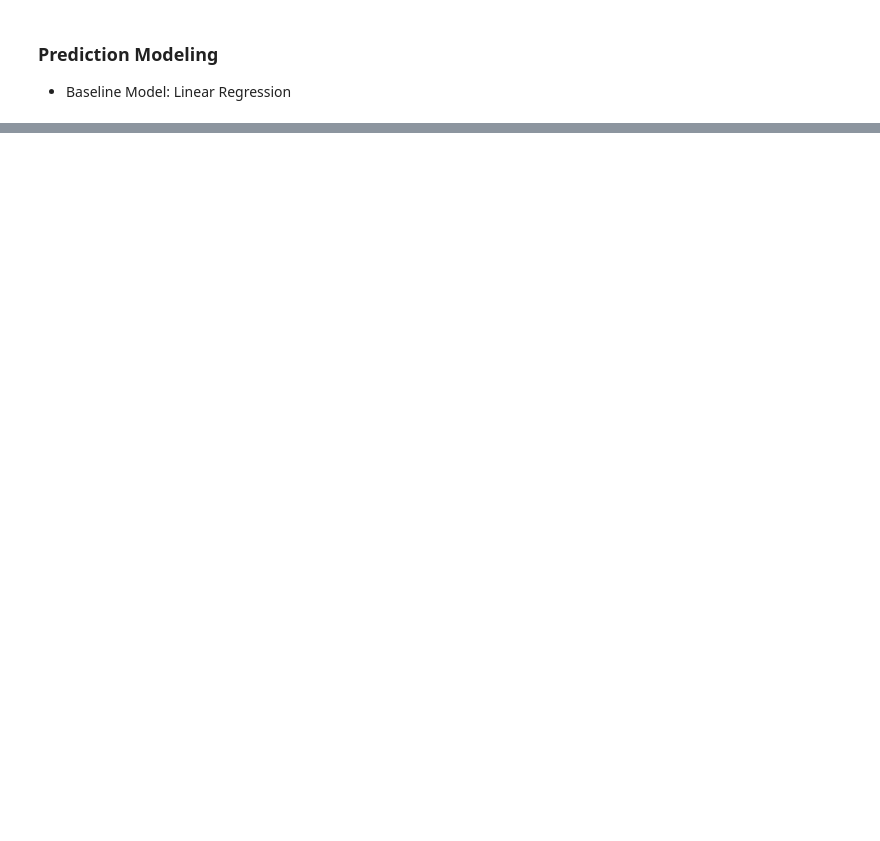
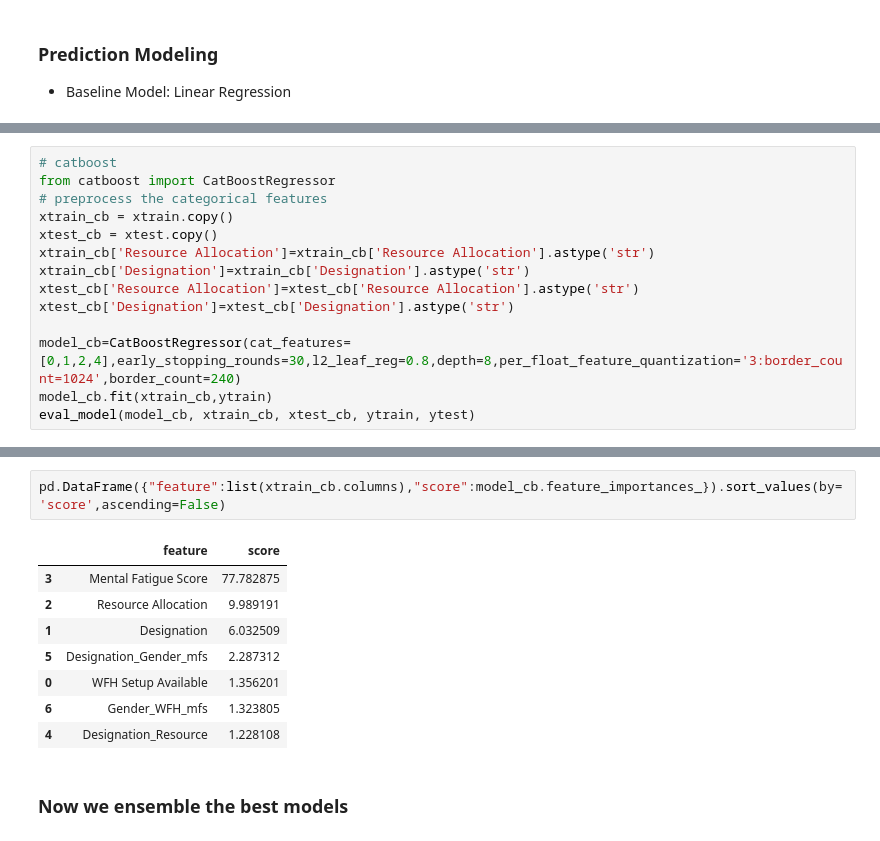
Before and after one commit to rpatel26/ECE229Group7, a Jupyter notebook: Employee Burnout Prediction.ipynb, the cells around one changed output, grey strips where cells are left out. Saved outputs shown, nothing was run; the diff lists cells and outputs as text; blank space fills up the shorter version.

```diff
--- a/Employee Burnout Prediction.ipynb
+++ b/Employee Burnout Prediction.ipynb
@@ -200,0 +266,14 @@ MSE score for test: 0.31%
+# %%
+# catboost
+from catboost import CatBoostRegressor
+# preprocess the categorical features
+xtrain_cb = xtrain.copy()
+xtest_cb = xtest.copy()
+xtrain_cb['Resource Allocation']=xtrain_cb['Resource Allocation'].astype('str')
+xtrain_cb['Designation']=xtrain_cb['Designation'].astype('str')
+xtest_cb['Resource Allocation']=xtest_cb['Resource Allocation'].astype('str')
+xtest_cb['Designation']=xtest_cb['Designation'].astype('str')
+
+model_cb=CatBoostRegressor(cat_features=[0,1,2,4],early_stopping_rounds=30,l2_leaf_reg=0.8,depth=8,per_float_feature_quantization='3:border_count=1024',border_count=240)
+model_cb.fit(xtrain_cb,ytrain)
+eval_model(model_cb, xtrain_cb, xtest_cb, ytrain, ytest)
@@ -200,0 +298,13 @@ MSE score for test: 0.31%
+# %%
+pd.DataFrame({"feature":list(xtrain_cb.columns),"score":model_cb.feature_importances_}).sort_values(by='score',ascending=False)
+# %% [output]
+|  | feature | score |
+| 3 | Mental Fatigue Score | 77.782875 |
+| 2 | Resource Allocation | 9.989191 |
+| 1 | Designation | 6.032509 |
+| 5 | Designation_Gender_mfs | 2.287312 |
+| 0 | WFH Setup Available | 1.356201 |
+| 6 | Gender_WFH_mfs | 1.323805 |
+| 4 | Designation_Resource | 1.228108 |
+# %% [markdown]
+### Now we ensemble the best models
```
Also changed, not shown: parts of 14 cells of this notebook, 1 other file.
